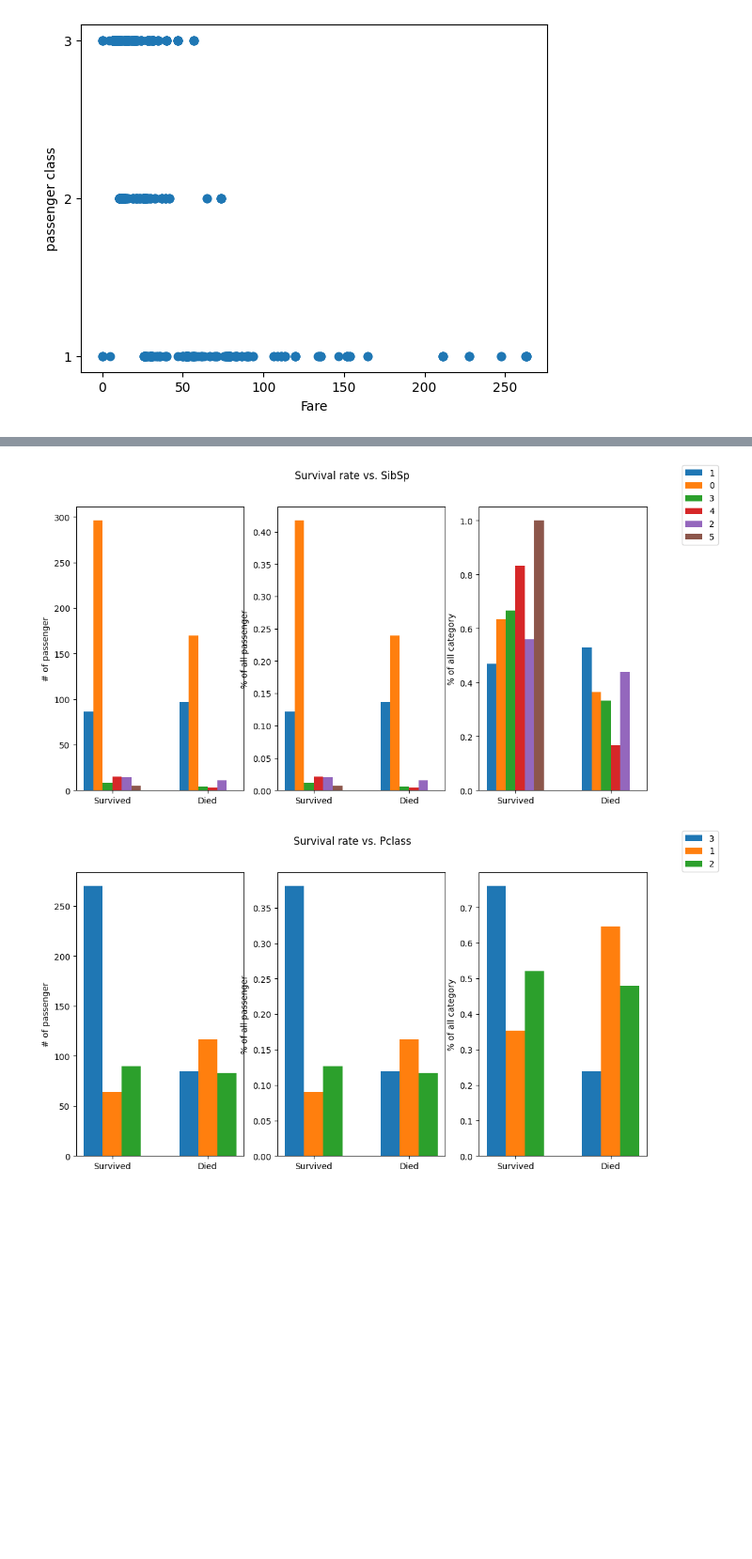
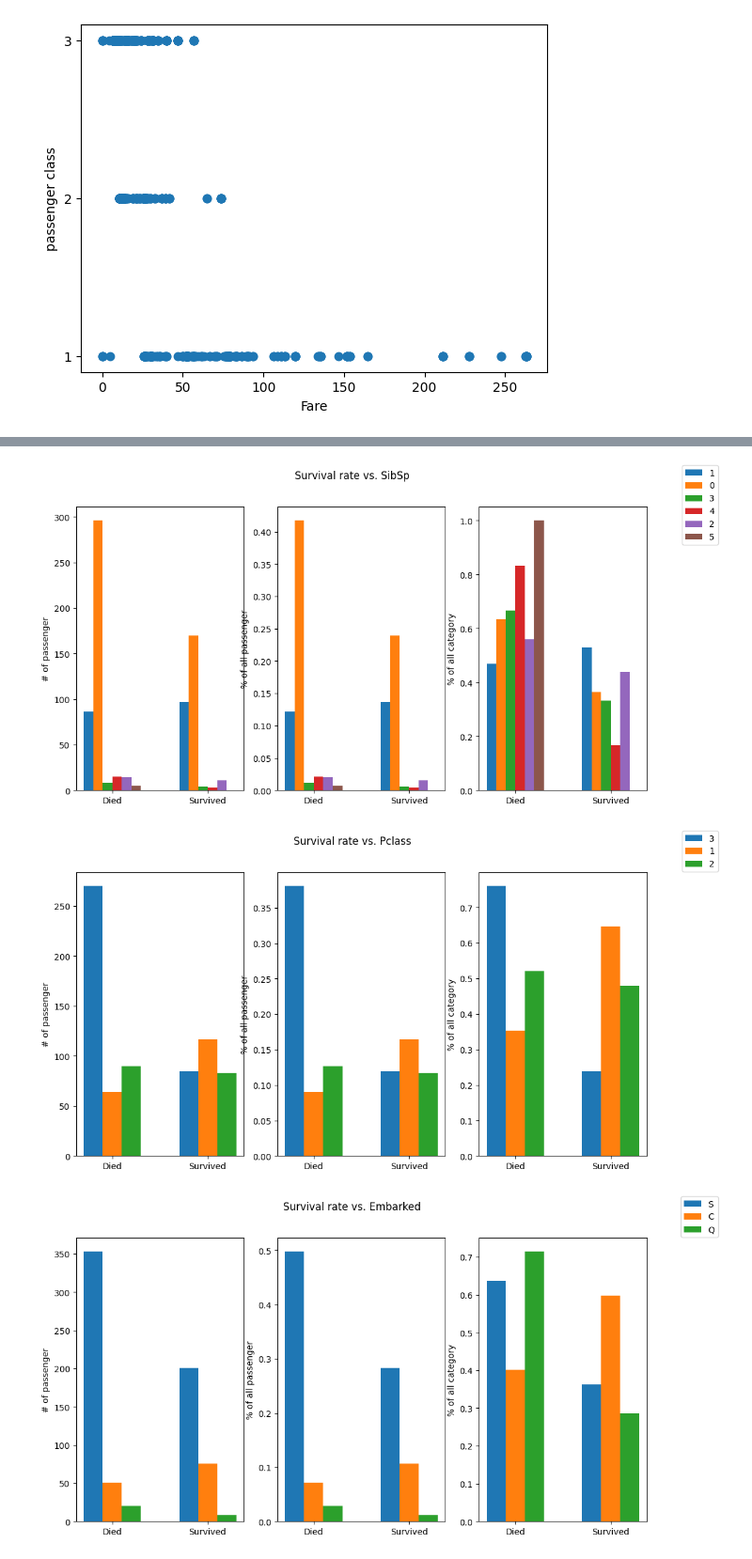
Before and after one commit to alexehrlich/titanic, a Jupyter notebook: data_exploration.ipynb, the cells around one changed output, grey strips where cells are left out. Shown: that part at 94% size. Cells and saved outputs as stored; diff of their text form; code cells hidden in the pictures; blank space fills up the shorter version.

```diff
--- a/data_exploration.ipynb
+++ b/data_exploration.ipynb
@@ -169,7 +170,7 @@ def plot_survival_for_class_features(df, feature, bar_width=0.2):
   category_counter = Counter(df[feature].to_list())
   categories = list(category_counter.keys())
 
-  x = ['Survived', 'Died']
+  x = ['Died', 'Survived']
   bars = []
   num_passengers = len(df[feature])
 
@@ -214,8 +215,12 @@ plot_survival_for_class_features(train_df, 'Parch', bar_width=0.1)
 # %%
 plot_survival_for_class_features(train_df, 'SibSp', bar_width=0.1)
 # %% [output]
-[figure, old version]
+[figure, new version]
 # %%
 plot_survival_for_class_features(train_df, 'Pclass')
 # %% [output]
-[figure, old version]
+[figure, new version]
+# %%
+plot_survival_for_class_features(train_df, 'Embarked')
+# %% [output]
+[figure, added]
```
Also changed, not shown: parts of 5 cells of this notebook.
